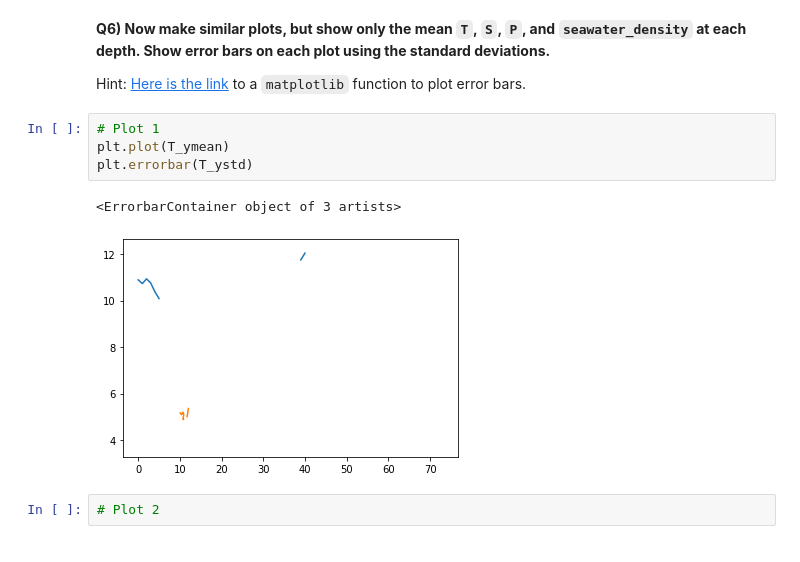
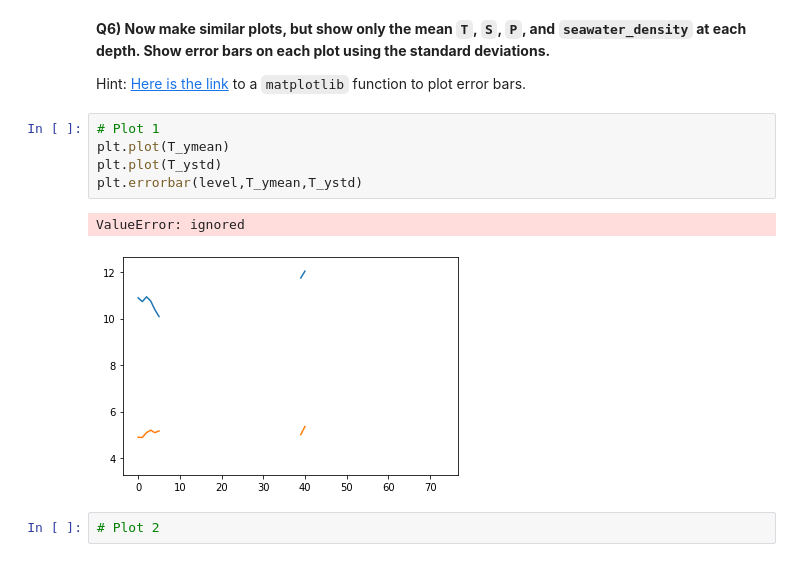
Before and after one commit to zzz0301/2022_ML_Earth_Env_Sci, a Jupyter notebook: Lab_Notebooks/S1_2_Numpy.ipynb, the cells around one changed output. Drawn from its saved outputs; the diff is of its cells as text.

```diff
--- a/Lab_Notebooks/S1_2_Numpy.ipynb
+++ b/Lab_Notebooks/S1_2_Numpy.ipynb
@@ -705,10 +705,11 @@ Hint: [Here is the link](https://matplotlib.org/3.1.1/api/_as_gen/matplotlib.pyp
 # %%
 # Plot 1
 plt.plot(T_ymean)
-plt.errorbar(T_ystd)
+plt.plot(T_ystd)
+plt.errorbar(level,T_ymean,T_ystd)
 # %% [output]
-<ErrorbarContainer object of 3 artists>
+ValueError: ignored
-[figure, old version]
+[figure, new version]
 # %%
 # Plot 2
 # %%
```
Also changed, not shown: parts of 2 cells of this notebook.
